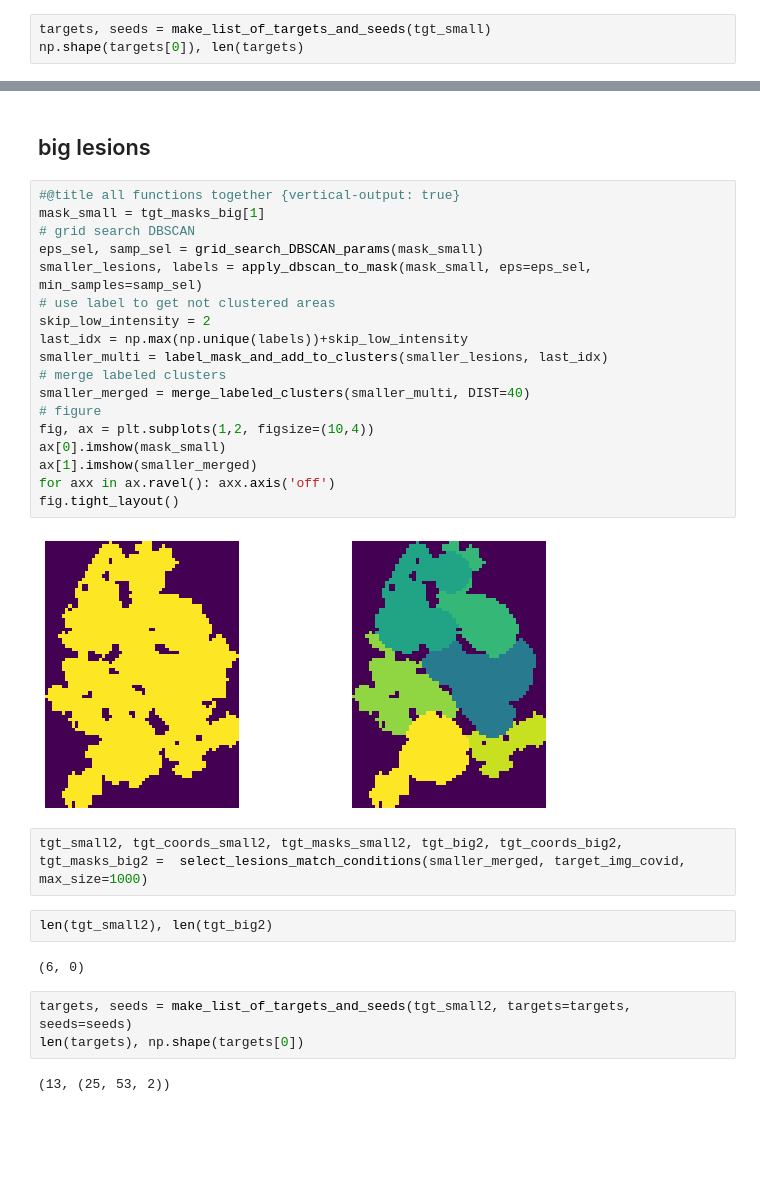
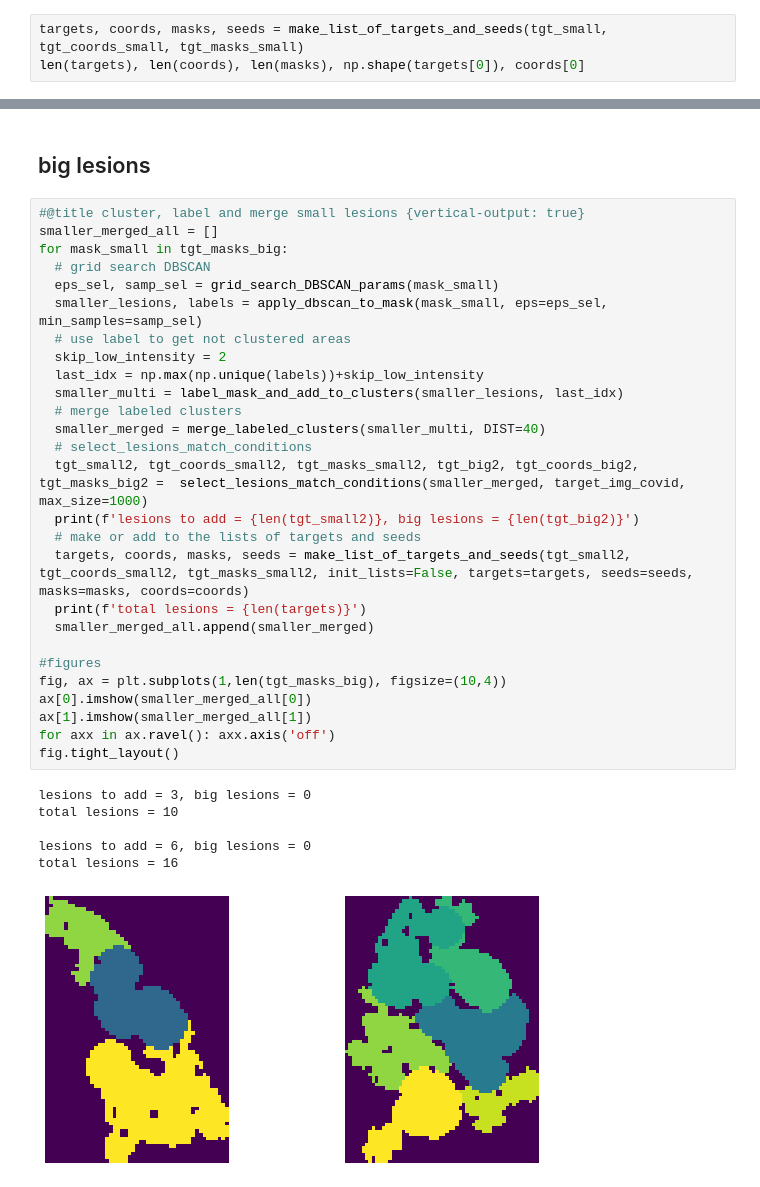
Before and after one commit to octaviomtz/nbdev_c19_synthesis, a Jupyter notebook: index.ipynb, the cells around one changed output, grey strips where cells are left out. Saved outputs shown, nothing was run; the diff lists cells and outputs as text; blank space fills up the shorter version.

```diff
--- a/index.ipynb
+++ b/index.ipynb
@@ -260,6 +258,6 @@ fig.tight_layout()
 # %% [output]
 [figure]
 # %%
-targets, seeds = make_list_of_targets_and_seeds(tgt_small)
-np.shape(targets[0]), len(targets)
+targets, coords, masks, seeds = make_list_of_targets_and_seeds(tgt_small, tgt_coords_small, tgt_masks_small)
+len(targets), len(coords), len(masks), np.shape(targets[0]), coords[0]
 # %% [output]
@@ -283,33 +282,36 @@ np.shape(targets[0]), len(targets)
 # %% [markdown]
 ## big lesions
 # %%
-#@title all functions together {vertical-output: true}
-mask_small = tgt_masks_big[1]
-# grid search DBSCAN
-eps_sel, samp_sel = grid_search_DBSCAN_params(mask_small)
-smaller_lesions, labels = apply_dbscan_to_mask(mask_small, eps=eps_sel, min_samples=samp_sel)
-# use label to get not clustered areas
-skip_low_intensity = 2
-last_idx = np.max(np.unique(labels))+skip_low_intensity
-smaller_multi = label_mask_and_add_to_clusters(smaller_lesions, last_idx)
-# merge labeled clusters
-smaller_merged = merge_labeled_clusters(smaller_multi, DIST=40)
-# figure
-fig, ax = plt.subplots(1,2, figsize=(10,4))
-ax[0].imshow(mask_small)
-ax[1].imshow(smaller_merged)
+#@title cluster, label and merge small lesions {vertical-output: true}
+smaller_merged_all = []
+for mask_small in tgt_masks_big:
+  # grid search DBSCAN
+  eps_sel, samp_sel = grid_search_DBSCAN_params(mask_small)
+  smaller_lesions, labels = apply_dbscan_to_mask(mask_small, eps=eps_sel, min_samples=samp_sel)
+  # use label to get not clustered areas
+  skip_low_intensity = 2
+  last_idx = np.max(np.unique(labels))+skip_low_intensity
+  smaller_multi = label_mask_and_add_to_clusters(smaller_lesions, last_idx)
+  # merge labeled clusters
+  smaller_merged = merge_labeled_clusters(smaller_multi, DIST=40)
+  # select_lesions_match_conditions
+  tgt_small2, tgt_coords_small2, tgt_masks_small2, tgt_big2, tgt_coords_big2, tgt_masks_big2 =  select_lesions_match_conditions(smaller_merged, target_img_covid, max_size=1000)
+  print(f'lesions to add = {len(tgt_small2)}, big lesions = {len(tgt_big2)}')
+  # make or add to the lists of targets and seeds
+  targets, coords, masks, seeds = make_list_of_targets_and_seeds(tgt_small2, tgt_coords_small2, tgt_masks_small2, init_lists=False, targets=targets, seeds=seeds, masks=masks, coords=coords)
+  print(f'total lesions = {len(targets)}')
+  smaller_merged_all.append(smaller_merged)
+
+#figures
+fig, ax = plt.subplots(1,len(tgt_masks_big), figsize=(10,4))
+ax[0].imshow(smaller_merged_all[0])
+ax[1].imshow(smaller_merged_all[1])
 for axx in ax.ravel(): axx.axis('off')
 fig.tight_layout()
 # %% [output]
+lesions to add = 3, big lesions = 0
+total lesions = 10
+
+lesions to add = 6, big lesions = 0
+total lesions = 16
-[figure, old version]
+[figure, new version]
-# %%
-tgt_small2, tgt_coords_small2, tgt_masks_small2, tgt_big2, tgt_coords_big2, tgt_masks_big2 =  select_lesions_match_conditions(smaller_merged, target_img_covid, max_size=1000)
-# %%
-len(tgt_small2), len(tgt_big2)
-# %% [output]
-(6, 0)
-# %%
-targets, seeds = make_list_of_targets_and_seeds(tgt_small2, targets=targets, seeds=seeds)
-len(targets), np.shape(targets[0])
-# %% [output]
-(13, (25, 53, 2))
```
Also changed, not shown: parts of 25 cells of this notebook, 5 other files.
